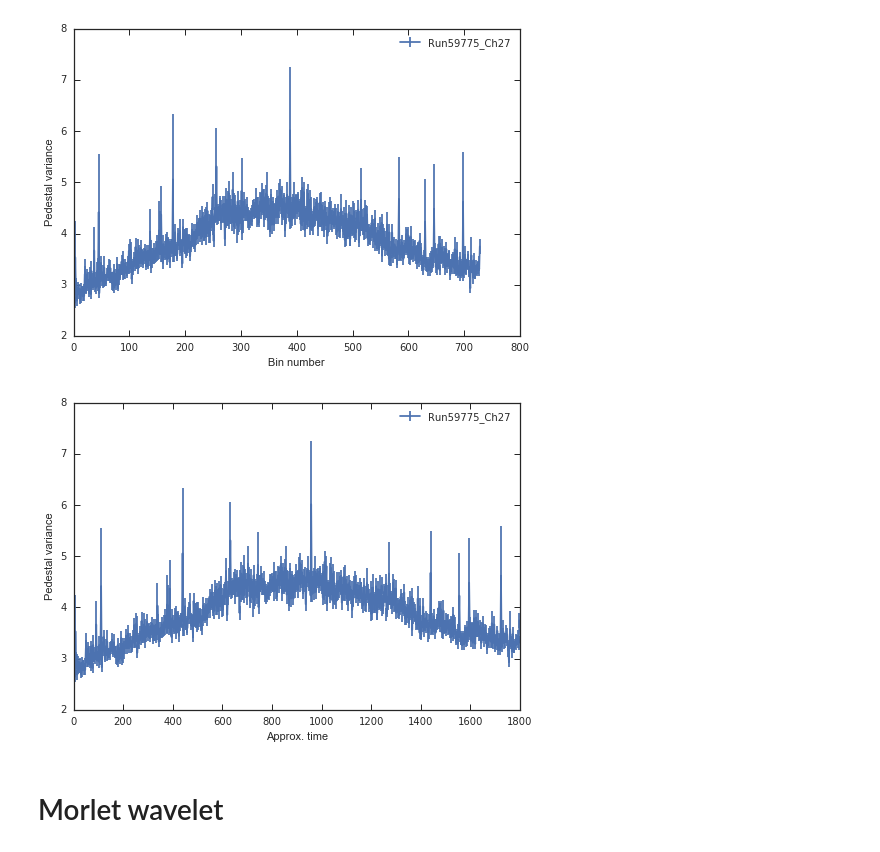
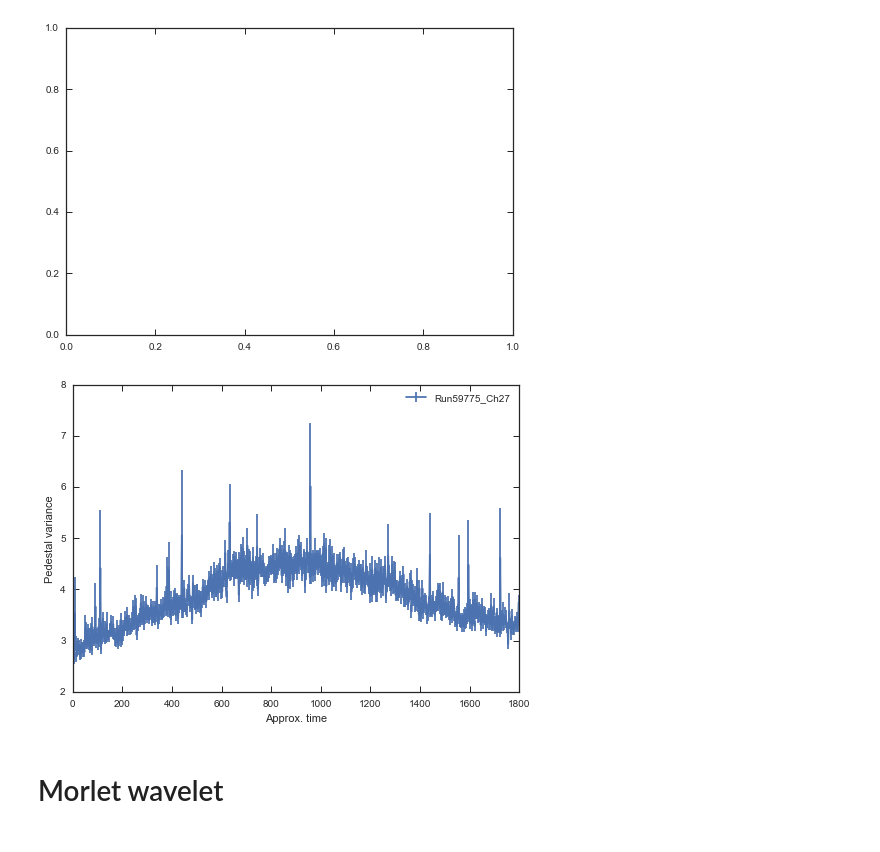
Before and after one commit to qi-feng/TimeSeries, a Jupyter notebook: pedvar/pedvar.ipynb, the cells around one changed output. Saved outputs shown, nothing was run; the diff lists cells and outputs as text; code cells hidden in the pictures.

```diff
--- a/pedvar/pedvar.ipynb
+++ b/pedvar/pedvar.ipynb
@@ -23,32 +23,32 @@ df_test = read_file(f="Run59775_Ch27")
 # %%
 def plot_df(df, t=None, fig=plt.figure(), ax=plt.subplot(111),
             xlabel="Bin number", ylabel="Pedestal variance",
             xlim=None, ylim=None, label="Run59775_Ch27"):
     fig=fig
     ax=ax
     if t is None:
         ax.errorbar(range(df.shape[0]), df.pedvar, yerr=df.dpedvar, label=label)
     else:
         ax.errorbar(t, df.pedvar, yerr=df.dpedvar, label=label)
     if xlim is not None:
         ax.set_xlim(xlim)
     if ylim is not None:
         ax.set_ylim(ylim)
 
     ax.set_xlabel(xlabel)
     ax.set_ylabel(ylabel)
-    plt.legend()
-    plt.show()
+    ax.legend()
+    #plt.show()
 
-plot_df(df_test, label="Run59775_Ch27")
+#plot_df(df_test, label="Run59775_Ch27")
 # %% [output]
-[figure, old version]
+[figure, new version]
 # %%
 t = np.linspace(0, 30.*60., df_test.shape[0], endpoint=False)
 
 plot_df(df_test, t=t, fig=plt.figure(), ax=plt.subplot(111), xlabel="Approx. time", label="Run59775_Ch27")
 # %% [output]
-[figure, old version]
+[figure, new version]
 # %% [markdown]
 # Morlet wavelet
 # %%
```
Also changed, not shown: parts of 17 cells of this notebook.
